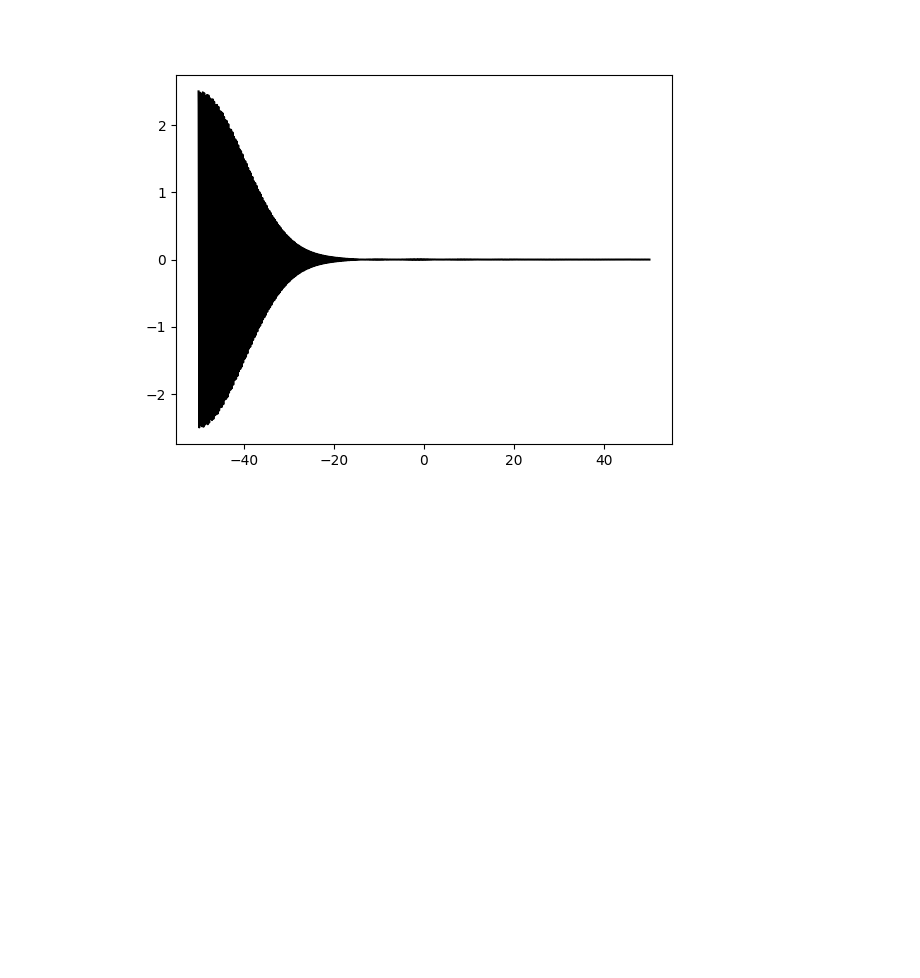
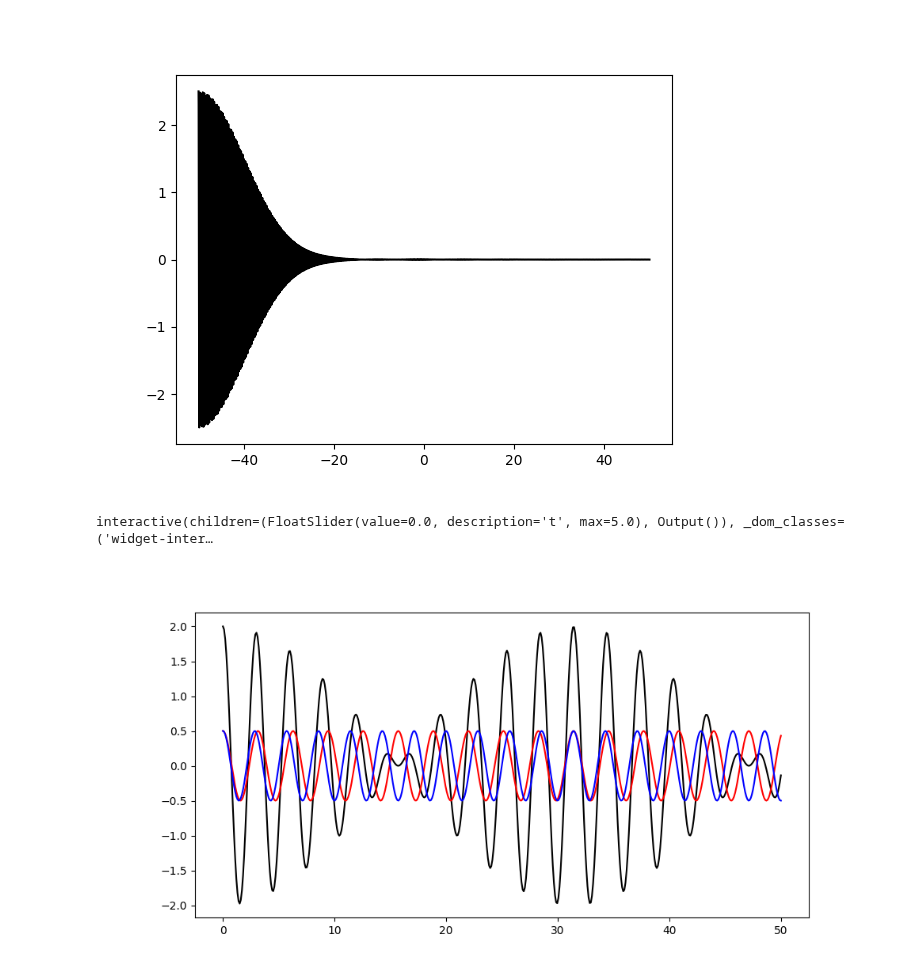
Before and after one commit to diego-fpv/photonics, a Jupyter notebook: dispersion.ipynb, the cells around one changed output. Cells and saved outputs as stored; diff of their text form; code cells hidden in the pictures; blank space fills up the shorter version.

```diff
--- a/dispersion.ipynb
+++ b/dispersion.ipynb
@@ -162,3 +162,22 @@ def time_evol(t=-50):
 # %% [output]
 interactive(children=(FloatSlider(value=-50.0, description='t', max=50.0, min=-50.0), Output()), _dom_classes=…
 [figure]
+# %%
+x = np.linspace(0, 50, 500)
+A = lambda t: np.cos(2 * x - 2 * t)
+B = lambda t: np.cos(2.2 * x - 8 * t)
+
+
+fig, ax = plt.subplots(1, 1, figsize=(10, 5))
+line_sum, = ax.plot(x, A(0) + B(0), c="k")
+line_a, = ax.plot(x, 0.5*A(0), c="r")
+line_b, = ax.plot(x, 0.5*B(0), c="b")
+
+@interact(t=(0, 5, 0.1))
+def time_evol(t=0):
+    line_sum.set_ydata(A(t)+B(t))
+    line_a.set_ydata(0.5*A(t))
+    line_b.set_ydata(0.5*B(t))
+# %% [output]
+interactive(children=(FloatSlider(value=0.0, description='t', max=5.0), Output()), _dom_classes=('widget-inter…
+[figure, added]
```
Also changed, not shown: parts of 1 cell of this notebook, 2 other files.
